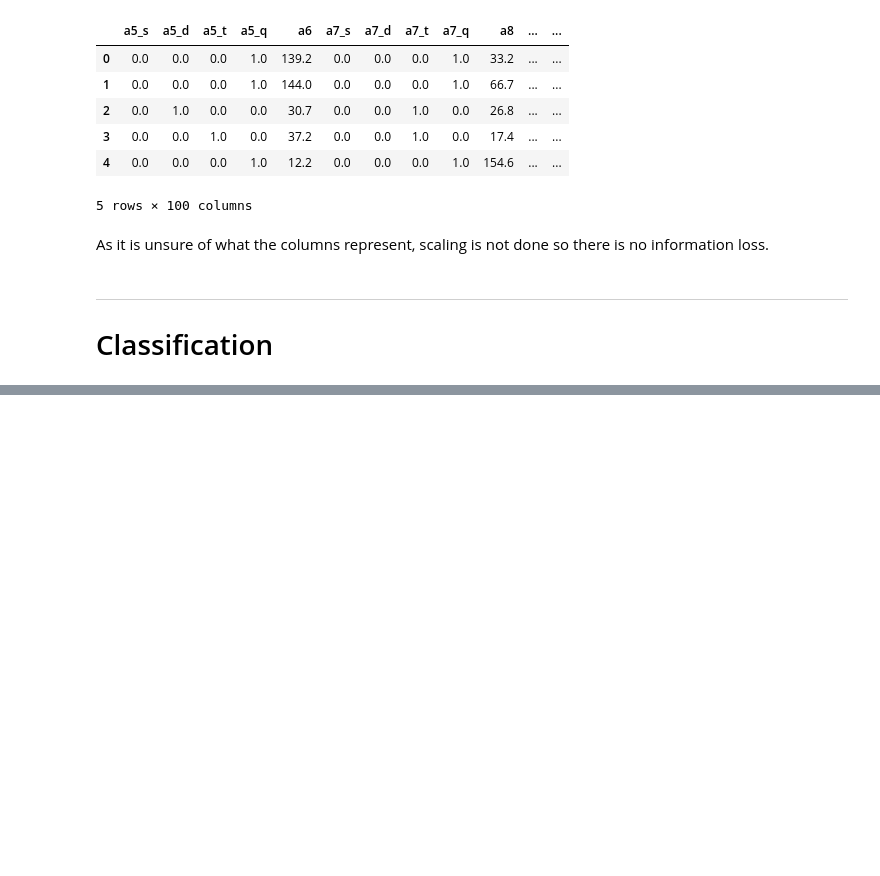
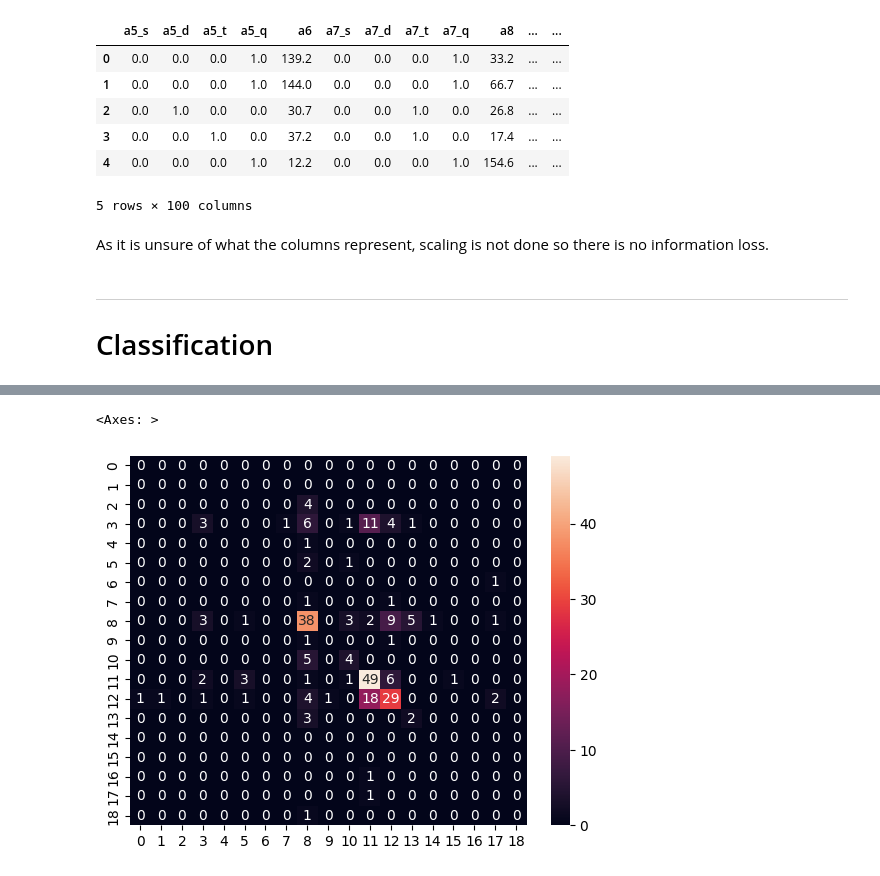
Before and after one commit to anaterovic/TFRTML, a Jupyter notebook: prep.ipynb, the cells around one changed output, grey strips where cells are left out. Saved outputs shown, nothing was run; the diff lists cells and outputs as text; code cells hidden in the pictures; blank space fills up the shorter version.

```diff
--- a/prep.ipynb
+++ b/prep.ipynb
@@ -262,0 +297,9 @@ As it is unsure of what the columns represent, scaling is not done so there is n
+# %%
+# Do a grid search
+grid_values = {'penalty': ['l2'], 'C':[0.001,.009,0.01,.09,1,5,10,25], 'solver':['lbfgs'], 'max_iter':[100,1000,2500]}
+grid_clf_acc = GridSearchCV(clf, param_grid = grid_values,scoring = 'accuracy')
+grid_clf_acc.fit(X_train, y_train)
+# Predict values based on new parameters
+y_pred_acc = grid_clf_acc.predict(X_test)
+# New Model Evaluation metrics
+print('Accuracy Score : ' + str(accuracy_score(y_test,y_pred_acc)))
@@ -262,0 +332,8 @@ As it is unsure of what the columns represent, scaling is not done so there is n
+# %%
+# Create a confusion matrix
+cm = confusion_matrix(y_test, y_pred_acc)
+# Plot the confusion matrix
+sns.heatmap(cm, annot=True, fmt="d")
+# %% [output]
+<Axes: >
+[figure, added]
```
Also changed, not shown: parts of 6 cells of this notebook.
